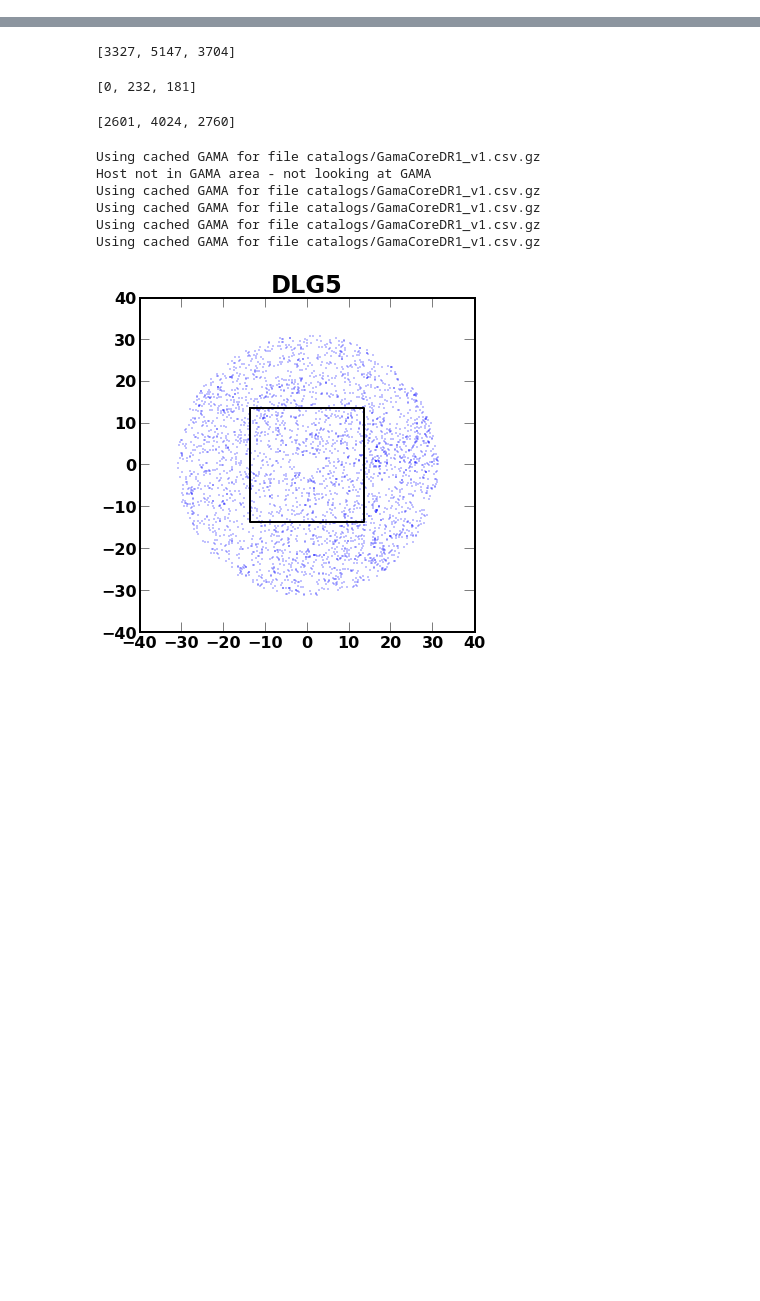
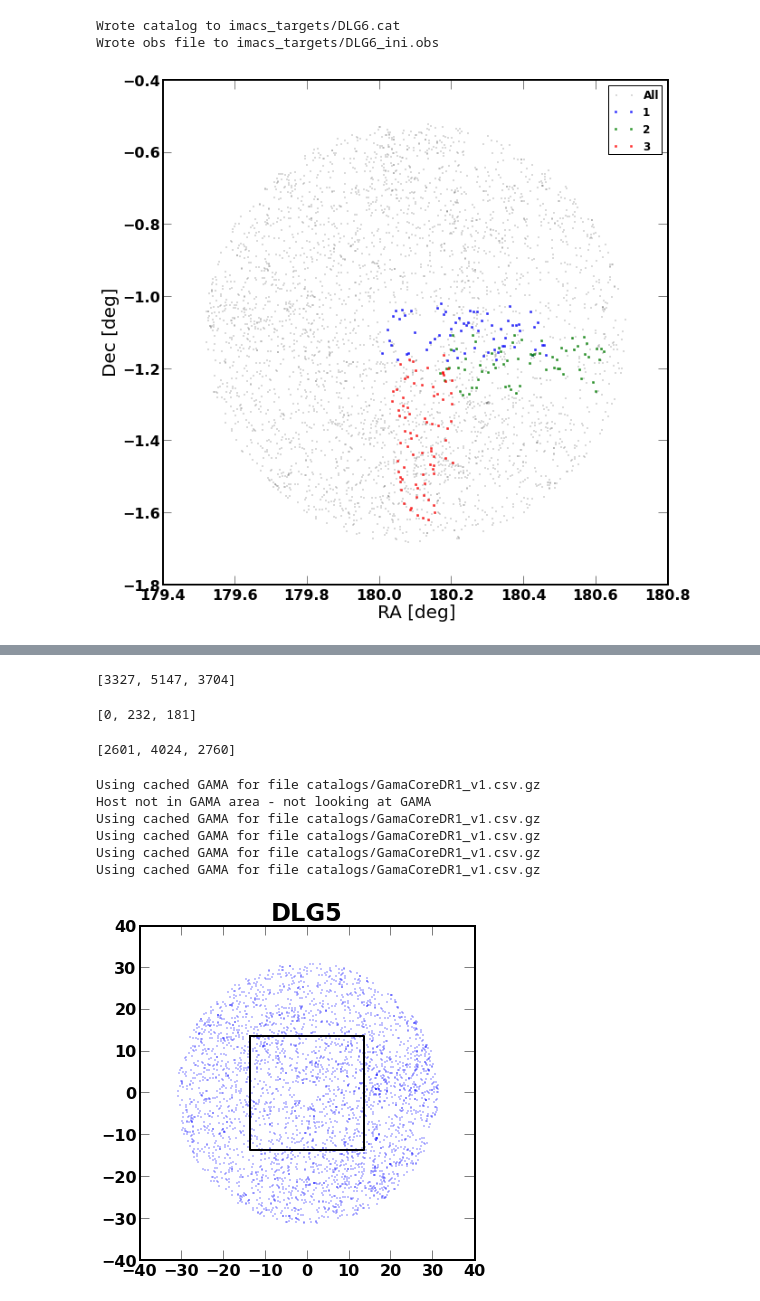
Before and after one commit to sagasurvey/erik, a Jupyter notebook: 2012Feb-IMACS.ipynb, the cells around one changed output, grey strips where cells are left out. Cells and saved outputs as stored; diff of their text form; code cells hidden in the pictures; blank space fills up the shorter version.

```diff
--- a/2012Feb-IMACS.ipynb
+++ b/2012Feb-IMACS.ipynb
@@ -13,0 +15,10 @@ Using cached NSA for file nsa_v0_1_2.fits
+# %%
+magellan.build_imacs_targeting_files(hosts.h6, 'Munoz')
+# %% [output]
+Wrote catalog to imacs_targets/DLG6.cat
+Wrote obs file to imacs_targets/DLG6_ini.obs
+# %%
+figure(figsize=(10,10))
+magellan.plot_imacs_masks(hosts.h6,save=True)
+# %% [output]
+[figure, added]
```
Also changed, not shown: parts of 7 cells of this notebook, 2 other files.
